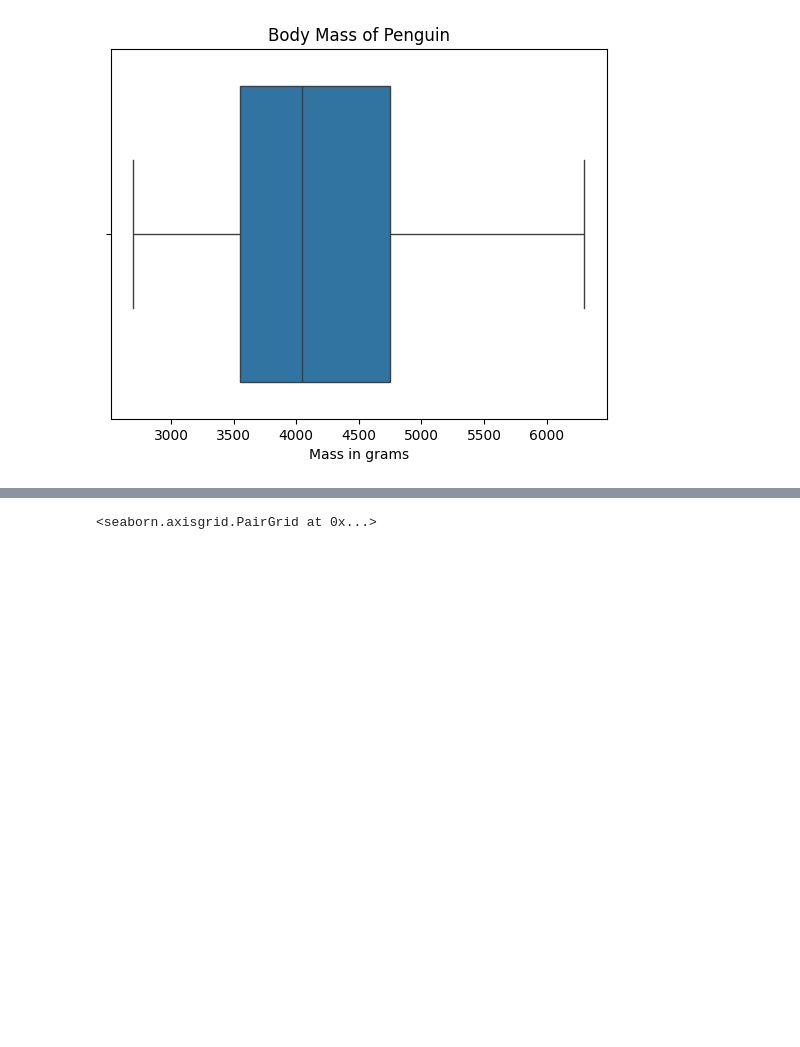
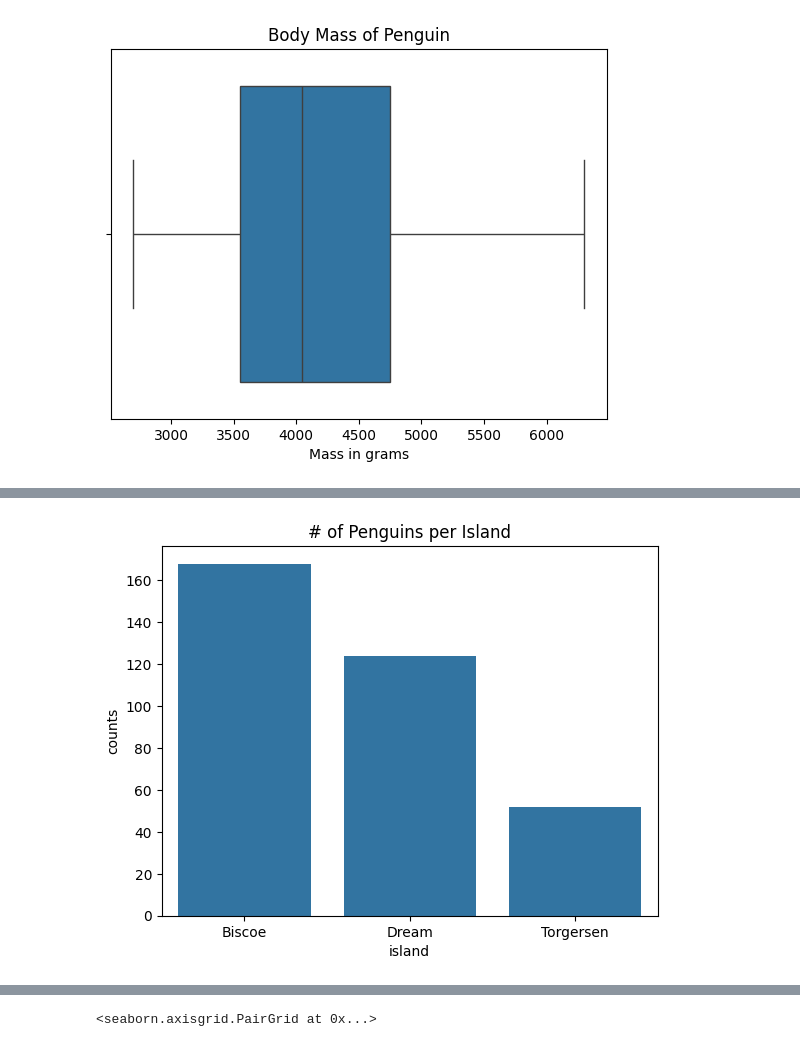
Before and after one commit to tiffanyle1302/PalmersPenguinAnalysis, a Jupyter notebook: Penguin.ipynb, the cells around one changed output, grey strips where cells are left out. Drawn from its saved outputs; the diff is of its cells as text; code cells hidden in the pictures; blank space fills up the shorter version.

```diff
--- a/Penguin.ipynb
+++ b/Penguin.ipynb
@@ -110,0 +121,8 @@ As seen above, there is no outliers amongst the needed explanatory variables.
+# %%
+islands_count = penguins["island"].value_counts()
+sns.barplot(x = islands_count.index, y = islands_count)
+plt.ylabel("counts")
+plt.title("# of Penguins per Island")
+plt.show()
+# %% [output]
+[figure, added]
```
Also changed, not shown: parts of 13 cells of this notebook.
